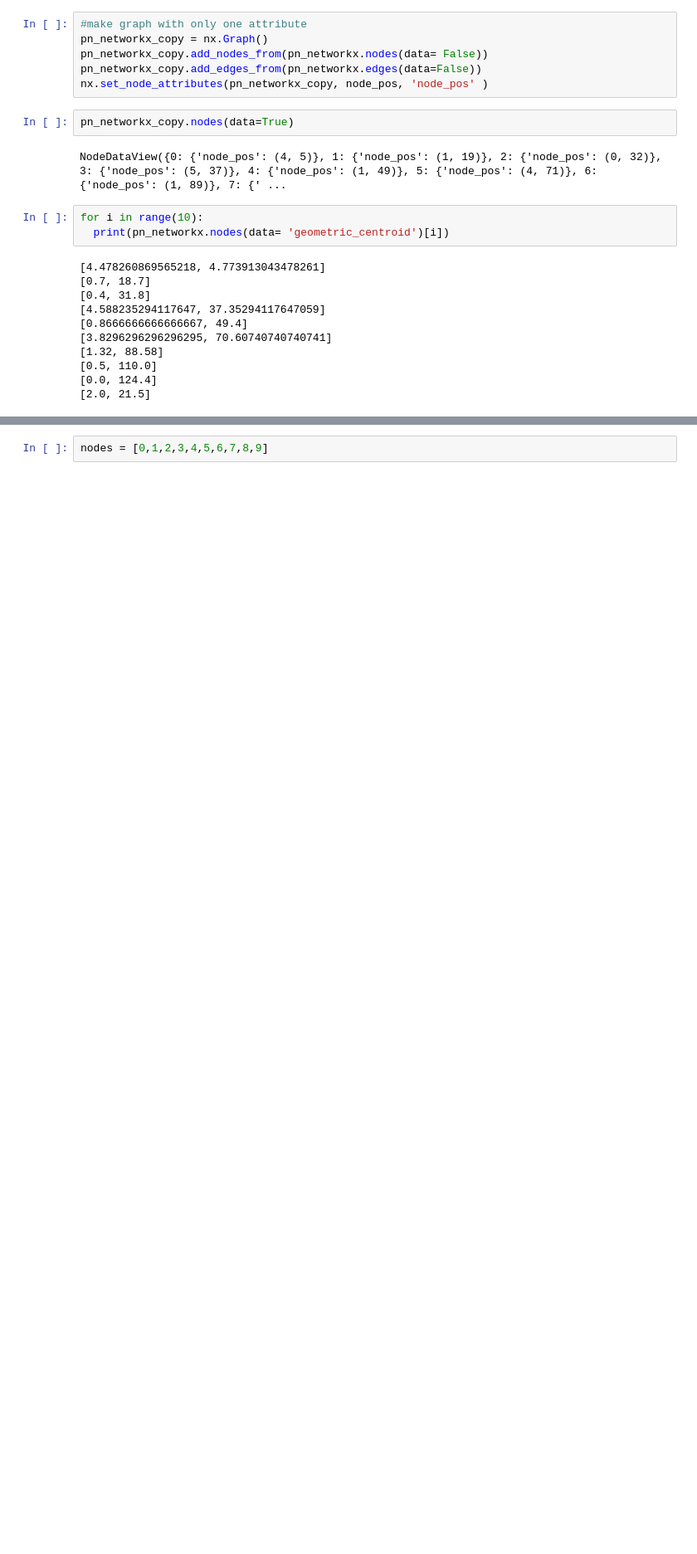
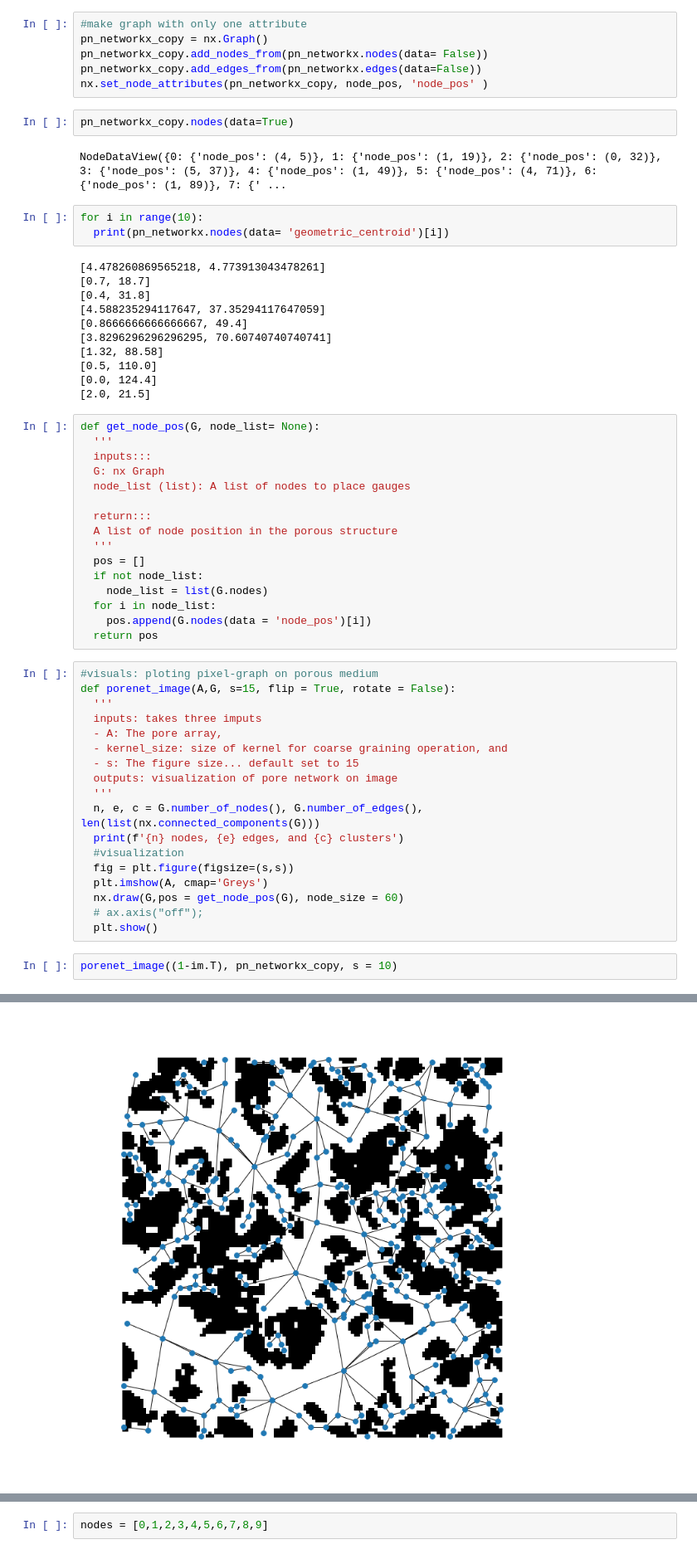
Before and after one commit to EAkeweje/GEOMETRIC-LEARNING-FOR-FLOWS-IN-POROUS-SYSTEMS, a Jupyter notebook: Extraction of Pore Network.ipynb, the cells around one changed output, grey strips where cells are left out. Shown at 83% size. Saved outputs shown, nothing was run; the diff lists cells and outputs as text; blank space fills up the shorter version.

Commit message:
Pore graphs updated! No isolated clusters

```diff
--- a/Extraction of Pore Network.ipynb
+++ b/Extraction of Pore Network.ipynb
@@ -140,3 +140,40 @@ for i in range(10):
 [0.5, 110.0]
 [0.0, 124.4]
 [2.0, 21.5]
+# %%
+def get_node_pos(G, node_list= None):
+  '''
+  inputs:::
+  G: nx Graph
+  node_list (list): A list of nodes to place gauges
+
+  return:::
+  A list of node position in the porous structure
+  '''
+  pos = []
+  if not node_list:
+    node_list = list(G.nodes)
+  for i in node_list:
+    pos.append(G.nodes(data = 'node_pos')[i])
+  return pos
+# %%
+#visuals: ploting pixel-graph on porous medium
+def porenet_image(A,G, s=15, flip = True, rotate = False):
+  '''
+  inputs: takes three imputs
+  - A: The pore array,
+  - kernel_size: size of kernel for coarse graining operation, and
+  - s: The figure size... default set to 15
+  outputs: visualization of pore network on image
+  '''
+  n, e, c = G.number_of_nodes(), G.number_of_edges(), len(list(nx.connected_components(G)))
+  print(f'{n} nodes, {e} edges, and {c} clusters')
+  #visualization
+  fig = plt.figure(figsize=(s,s))
+  plt.imshow(A, cmap='Greys')
+  nx.draw(G,pos = get_node_pos(G), node_size = 60)
+  # ax.axis("off");
+  plt.show()
+# %%
+porenet_image((1-im.T), pn_networkx_copy, s = 10)
+# %% [output]
@@ -142,0 +181 @@ for i in range(10):
+[figure, added]
```
Also changed, not shown: parts of 13 cells of this notebook.
